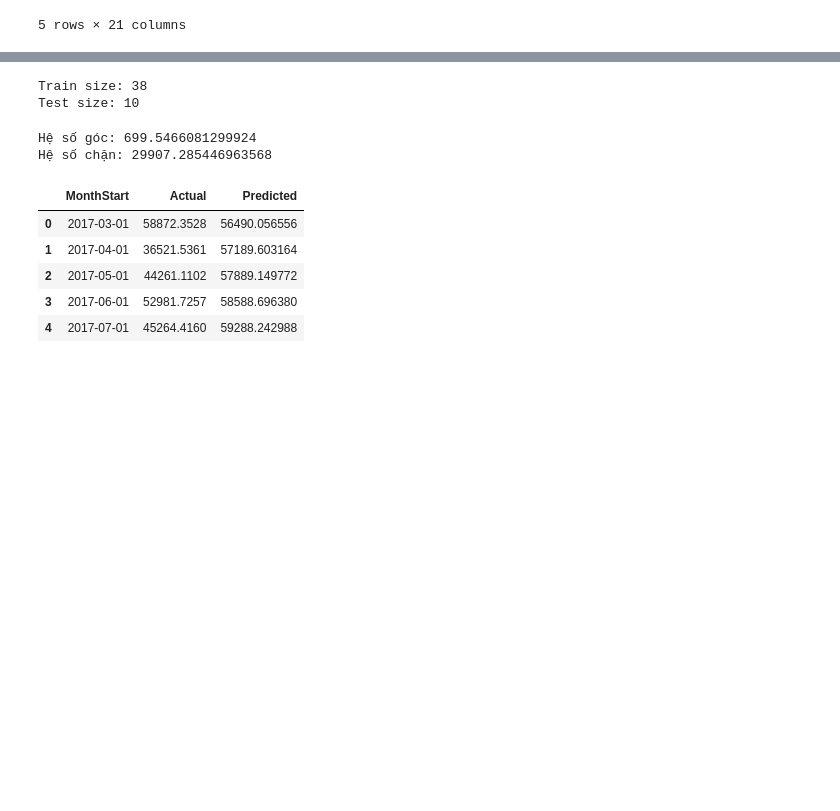
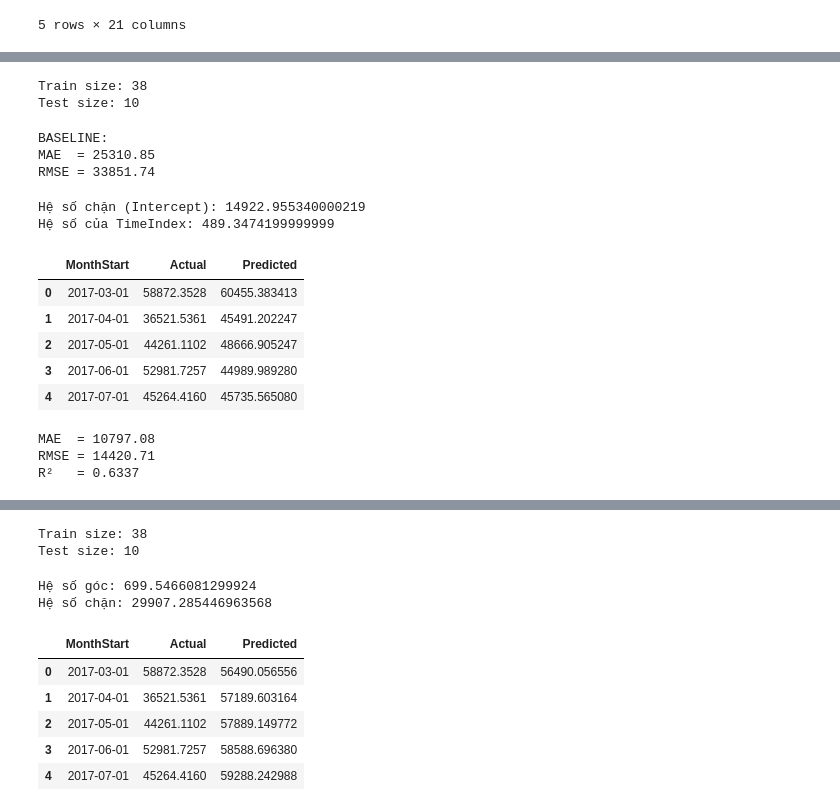
Before and after one commit to Duongvutung/Superstore-Analysis, a Jupyter notebook: Notebooks/Sales_Forecasting.ipynb, the cells around one changed output, grey strips where cells are left out. Cells and saved outputs as stored; diff of their text form; code cells hidden in the pictures; blank space fills up the shorter version.

Commit message:
feat: sua lai mo hinh tu tuyen tinh don bien thanh da bien va sua notebook du bao doanh thu voi dac trung mua vu va baseline

```diff
--- a/Notebooks/Sales_Forecasting.ipynb
+++ b/Notebooks/Sales_Forecasting.ipynb
@@ -45 +102,74 @@ monthly_sales.head()
+# %%
+# X gồm TimeIndex và các cột đại diện cho từng tháng
+feature_cols = [col for col in data_model.columns if col not in ["MonthStart", "Sales"]]
+X = data_model[feature_cols]
+y = data_model["Sales"]
+# %%
+train_size = int(len(data_model) * 0.8)
+
+X_train = X.iloc[:train_size]
+X_test = X.iloc[train_size:]
+
+y_train = y.iloc[:train_size]
+y_test = y.iloc[train_size:]
+
+print("Train size:", len(X_train))
+print("Test size:", len(X_test))
+# %% [output]
+Train size: 38
+Test size: 10
+# %%
+# BASELINE: Dự báo bằng mức doanh thu trung bình của quá khứ
+y_pred_baseline = np.full(shape=len(y_test), fill_value=y_train.mean())
+
+mae_base = mean_absolute_error(y_test, y_pred_baseline)
+rmse_base = np.sqrt(mean_squared_error(y_test, y_pred_baseline))
+
+print("BASELINE:")
+print(f"MAE  = {mae_base:.2f}")
+print(f"RMSE = {rmse_base:.2f}")
+# %% [output]
+BASELINE:
+MAE  = 25310.85
+RMSE = 33851.74
+# %%
+# 5.2 Xây dựng mô hình
+model = LinearRegression()
+model.fit(X_train, y_train)
+
+print("Hệ số chặn (Intercept):", model.intercept_)
+print("Hệ số của TimeIndex:", model.coef_[0])
+# %% [output]
+Hệ số chặn (Intercept): 14922.955340000219
+Hệ số của TimeIndex: 489.3474199999999
+# %%
+y_pred = model.predict(X_test)
+
+pred_df = pd.DataFrame({
+    "MonthStart": monthly_sales["MonthStart"].iloc[train_size:].values,
+    "Actual": y_test.values,
+    "Predicted": y_pred
+})
+
+pred_df.head()
+# %% [output]
+|  | MonthStart | Actual | Predicted |
+| 0 | 2017-03-01 | 58872.3528 | 60455.383413 |
+| 1 | 2017-04-01 | 36521.5361 | 45491.202247 |
+| 2 | 2017-05-01 | 44261.1102 | 48666.905247 |
+| 3 | 2017-06-01 | 52981.7257 | 44989.989280 |
+| 4 | 2017-07-01 | 45264.4160 | 45735.565080 |
+# %%
+# 5.3 Đánh giá mô hình
+mae = mean_absolute_error(y_test, y_pred)
+rmse = np.sqrt(mean_squared_error(y_test, y_pred))
+r2 = r2_score(y_test, y_pred)
+
+print(f"MAE  = {mae:.2f}")
+print(f"RMSE = {rmse:.2f}")
+print(f"R²   = {r2:.4f}")
+# %% [output]
+MAE  = 10797.08
+RMSE = 14420.71
+R²   = 0.6337
 # %%
```
Also changed, not shown: parts of 32 cells of this notebook, 3 other files.
